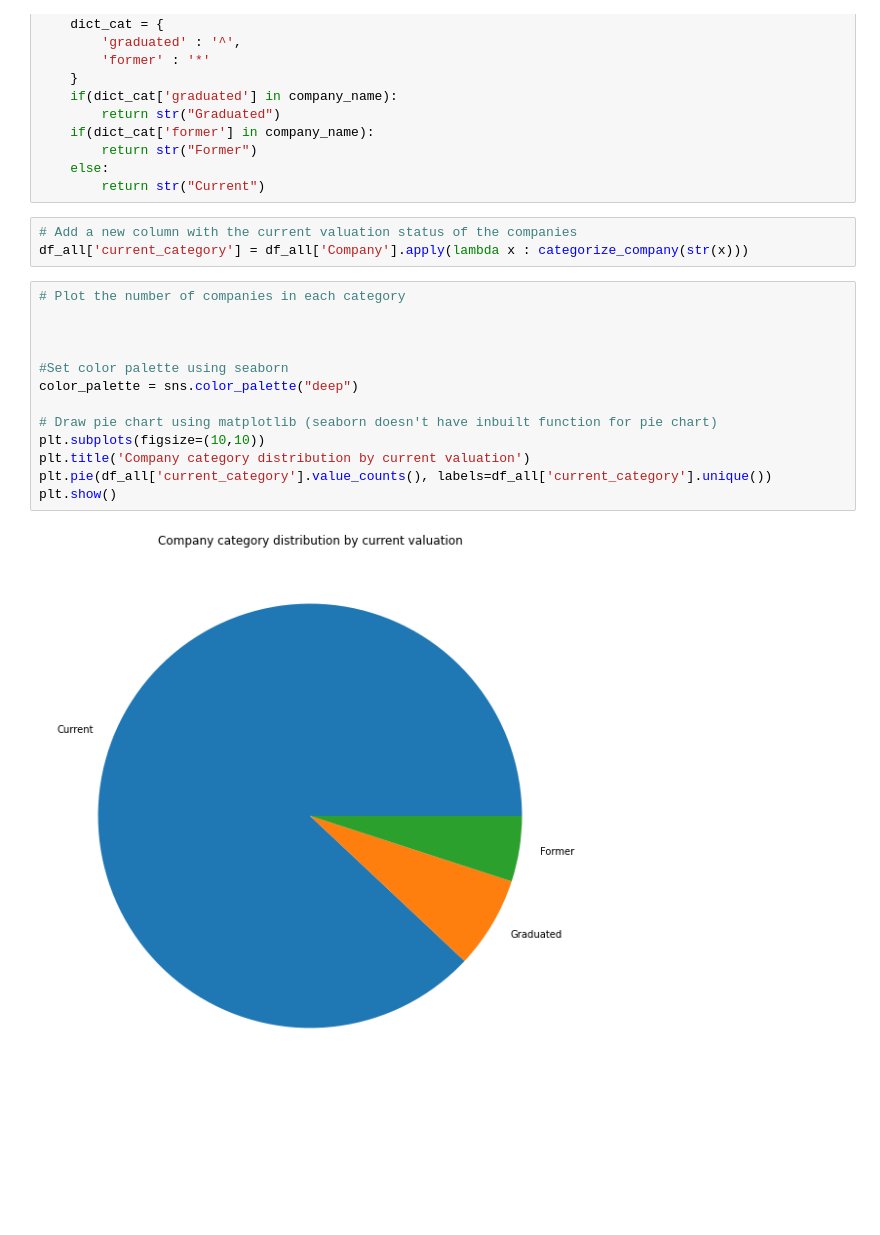
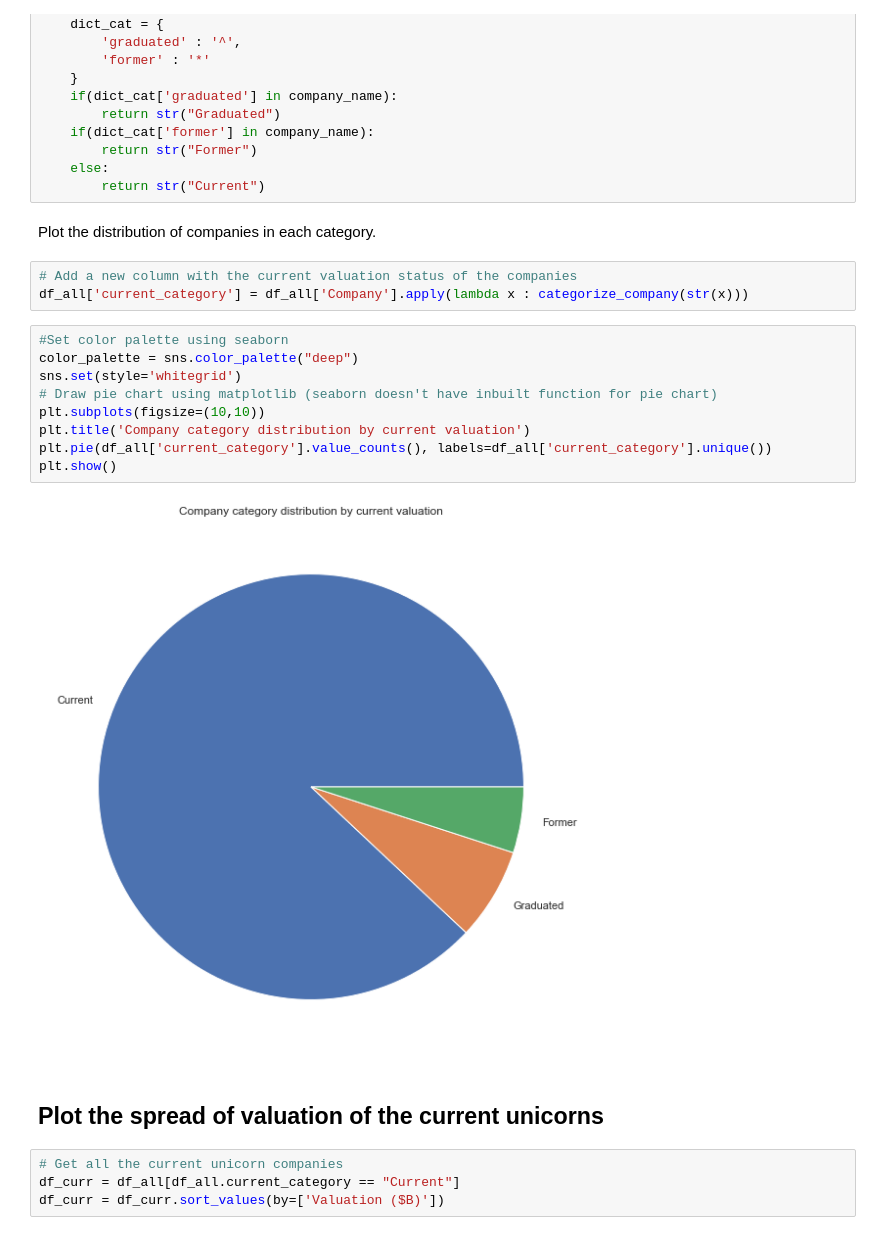
Before and after one commit to amitdas022/Unicorns, a Jupyter notebook: notebooks/indian_unicorns.ipynb, the cells around one changed output. Cells and saved outputs as stored; diff of their text form; blank space fills up the shorter version.

```diff
--- a/notebooks/indian_unicorns.ipynb
+++ b/notebooks/indian_unicorns.ipynb
@@ -50,21 +50,25 @@ def categorize_company(company_name):
         return str("Former")
     else:
         return str("Current")
+# %% [markdown]
+Plot the distribution of companies in each category.
 # %%
 # Add a new column with the current valuation status of the companies
 df_all['current_category'] = df_all['Company'].apply(lambda x : categorize_company(str(x)))
 # %%
-# Plot the number of companies in each category
-
-
-
 #Set color palette using seaborn
 color_palette = sns.color_palette("deep")
-
+sns.set(style='whitegrid')
 # Draw pie chart using matplotlib (seaborn doesn't have inbuilt function for pie chart)
 plt.subplots(figsize=(10,10))
 plt.title('Company category distribution by current valuation')
 plt.pie(df_all['current_category'].value_counts(), labels=df_all['current_category'].unique())
 plt.show()
 # %% [output]
-[figure, old version]
+[figure, new version]
+# %% [markdown]
+## Plot the spread of valuation of the current unicorns
+# %%
+# Get all the current unicorn companies
+df_curr = df_all[df_all.current_category == "Current"]
+df_curr = df_curr.sort_values(by=['Valuation ($B)'])
```
Also changed, not shown: parts of 5 cells of this notebook.
